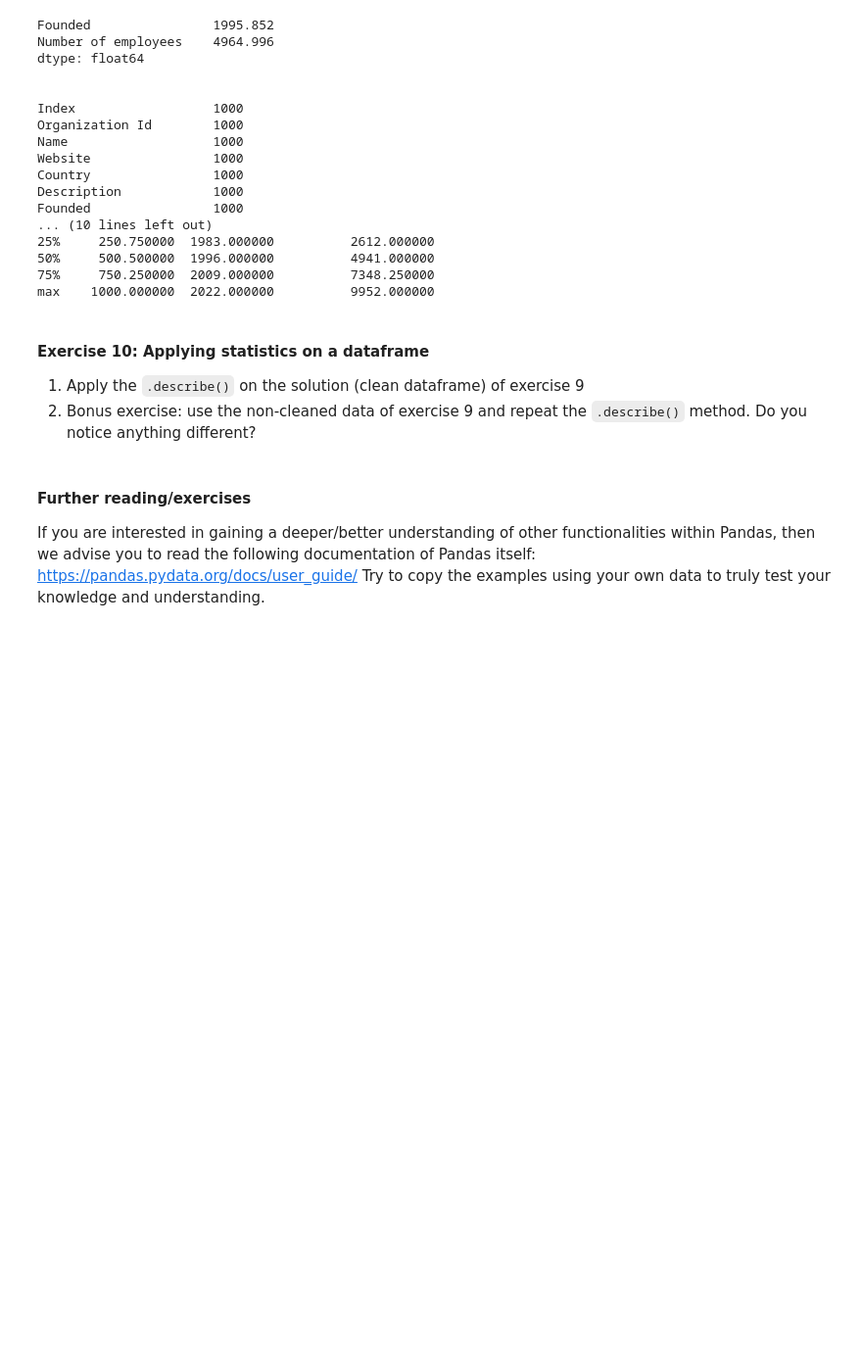
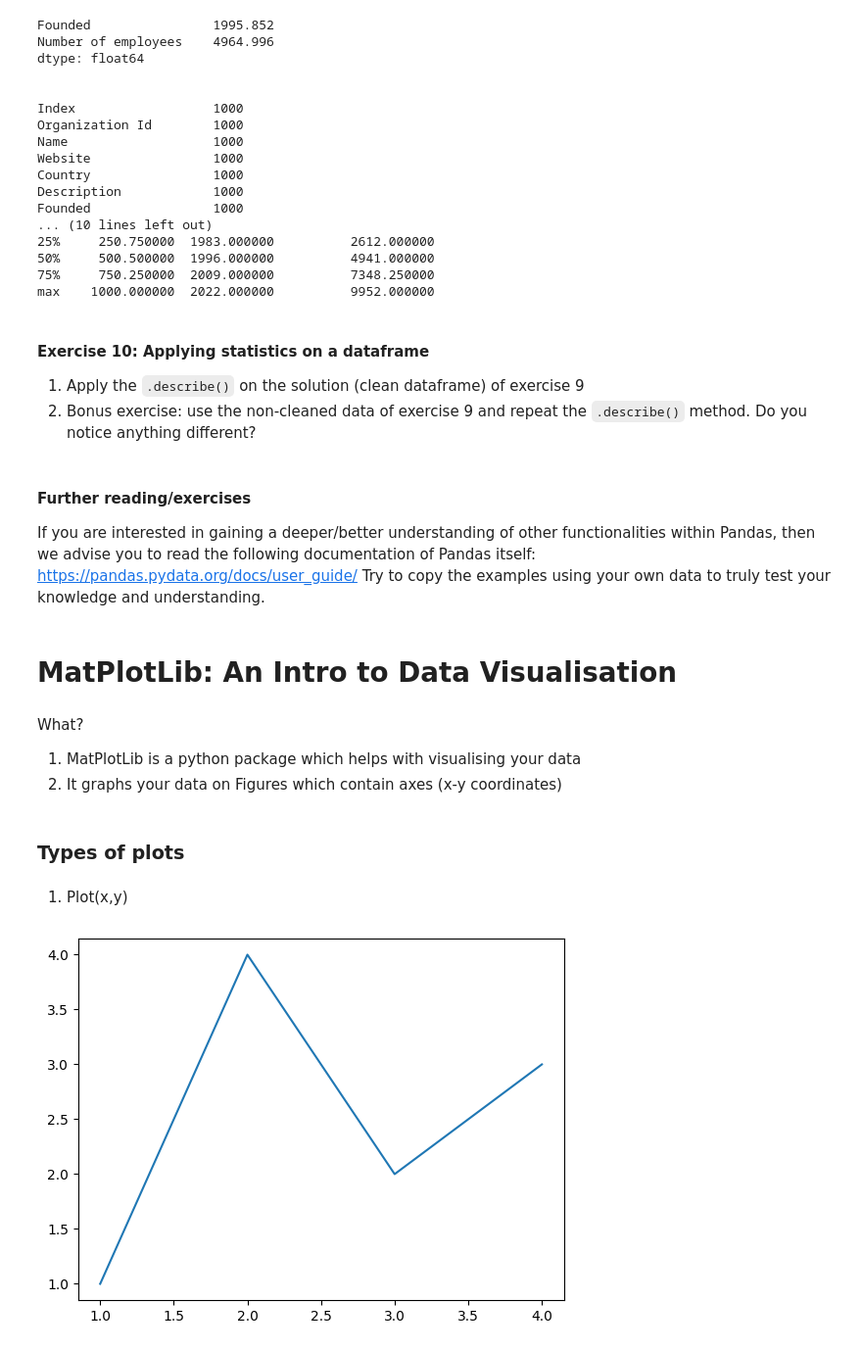
Before and after one commit to ZanaOkcuoglu/spikeUp, a Jupyter notebook: DS_deepdive_3.ipynb, the cells around one changed output. Shown at 98% size. Drawn from its saved outputs; the diff is of its cells as text; code cells hidden in the pictures; blank space fills up the shorter version.

```diff
--- a/DS_deepdive_3.ipynb
+++ b/DS_deepdive_3.ipynb
@@ -1969,3 +1967,5 @@ max    1000.000000  2022.000000          9952.000000
 #### Further reading/exercises
 If you are interested in gaining a deeper/better understanding of other functionalities within Pandas, then we advise you to read the following documentation of Pandas itself: https://pandas.pydata.org/docs/user_guide/
 Try to copy the examples using your own data to truly test your knowledge and understanding.
+# %% [markdown]
+# MatPlotLib: An Intro to Data Visualisation
@@ -1971,0 +1976,17 @@ Try to copy the examples using your own data to truly test your knowledge and un
+# %% [markdown]
+What?
+1. MatPlotLib is a python package which helps with visualising your data
+2. It graphs your data on Figures which contain axes (x-y coordinates)
+# %% [markdown]
+### Types of plots
+# %% [markdown]
+1. Plot(x,y)
+# %%
+x = [1, 2, 3, 4]
+y = [1, 4, 2, 3]
+
+fig, ax = plt.subplots()
+ax.plot(x,y)
+plt.show()
+# %% [output]
+[figure, added]
```
Also changed, not shown: parts of 23 cells of this notebook.
